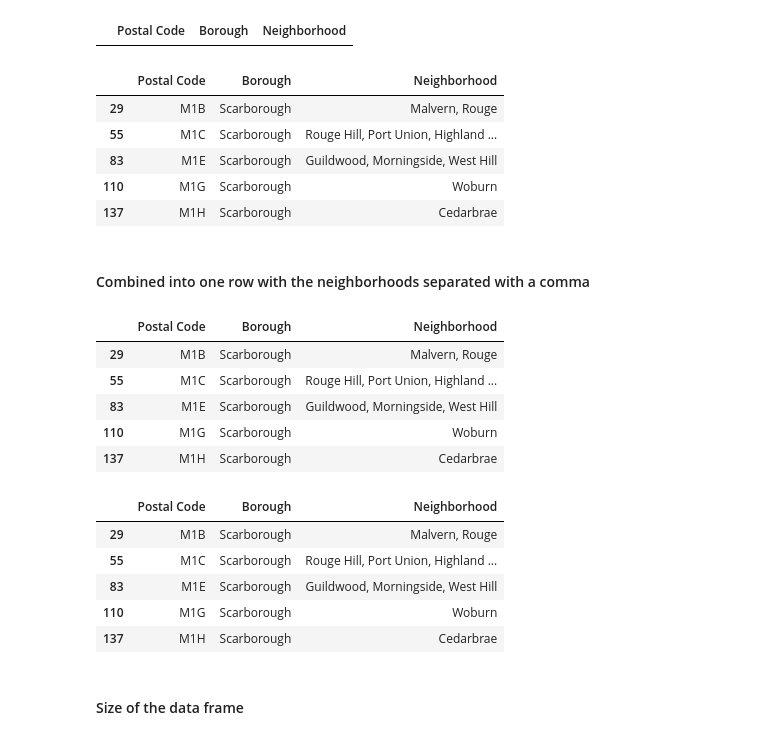
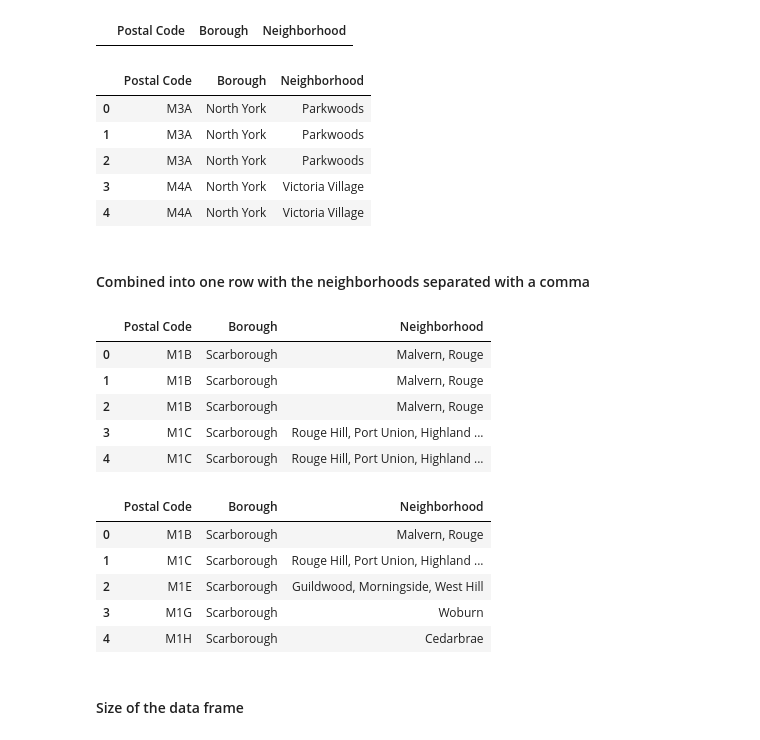
Before and after one commit to amparogc93/clustering_neighborhoods_toronto, a Jupyter notebook: ClusteringNeighborhoodsToronto.ipynb, the cells around one changed output. Saved outputs shown, nothing was run; the diff lists cells and outputs as text; code cells hidden in the pictures.

```diff
--- a/ClusteringNeighborhoodsToronto.ipynb
+++ b/ClusteringNeighborhoodsToronto.ipynb
@@ -101,7 +100,7 @@ Name: Borough, dtype: int64
 # %%
 # Remove rows with Borough as 'Not assigned'
 df['Borough'].replace('Not assigned', np.nan, inplace=True)
-df.dropna(subset=['Borough'], axis=0, inplace=True)
+df = df.dropna(subset=['Borough'], axis=0).reset_index(drop=True)
 df.head()
 # %% [output]
 |  | Postal Code | Borough | Neighborhood |
@@ -136,35 +135,35 @@ df['Neighborhood'].replace('Not assigned', df['Borough'], inplace=True)
 df.head()
 # %% [output]
 |  | Postal Code | Borough | Neighborhood |
-| 29 | M1B | Scarborough | Malvern, Rouge |
-| 55 | M1C | Scarborough | Rouge Hill, Port Union, Highland ... |
-| 83 | M1E | Scarborough | Guildwood, Morningside, West Hill |
-| 110 | M1G | Scarborough | Woburn |
-| 137 | M1H | Scarborough | Cedarbrae |
+| 0 | M3A | North York | Parkwoods |
+| 1 | M3A | North York | Parkwoods |
+| 2 | M3A | North York | Parkwoods |
+| 3 | M4A | North York | Victoria Village |
+| 4 | M4A | North York | Victoria Village |
 # %% [markdown]
 #### Combined into one row with the neighborhoods separated with a comma
 # %%
 # sorting by Postal Code
-df.sort_values('Postal Code', inplace=True)
+df = df.sort_values('Postal Code').reset_index(drop=True)
 df.head()
 # %% [output]
 |  | Postal Code | Borough | Neighborhood |
-| 29 | M1B | Scarborough | Malvern, Rouge |
-| 55 | M1C | Scarborough | Rouge Hill, Port Union, Highland ... |
-| 83 | M1E | Scarborough | Guildwood, Morningside, West Hill |
-| 110 | M1G | Scarborough | Woburn |
-| 137 | M1H | Scarborough | Cedarbrae |
+| 0 | M1B | Scarborough | Malvern, Rouge |
+| 1 | M1B | Scarborough | Malvern, Rouge |
+| 2 | M1B | Scarborough | Malvern, Rouge |
+| 3 | M1C | Scarborough | Rouge Hill, Port Union, Highland ... |
+| 4 | M1C | Scarborough | Rouge Hill, Port Union, Highland ... |
 # %%
 # dropping duplicate values
-df.drop_duplicates(inplace=True)
+df = df.drop_duplicates().reset_index(drop=True)
 df.head()
 # %% [output]
 |  | Postal Code | Borough | Neighborhood |
-| 29 | M1B | Scarborough | Malvern, Rouge |
-| 55 | M1C | Scarborough | Rouge Hill, Port Union, Highland ... |
-| 83 | M1E | Scarborough | Guildwood, Morningside, West Hill |
-| 110 | M1G | Scarborough | Woburn |
-| 137 | M1H | Scarborough | Cedarbrae |
+| 0 | M1B | Scarborough | Malvern, Rouge |
+| 1 | M1C | Scarborough | Rouge Hill, Port Union, Highland ... |
+| 2 | M1E | Scarborough | Guildwood, Morningside, West Hill |
+| 3 | M1G | Scarborough | Woburn |
+| 4 | M1H | Scarborough | Cedarbrae |
 # %% [markdown]
 #### Size of the data frame
 # %%
```
Also changed, not shown: parts of 48 cells of this notebook.
